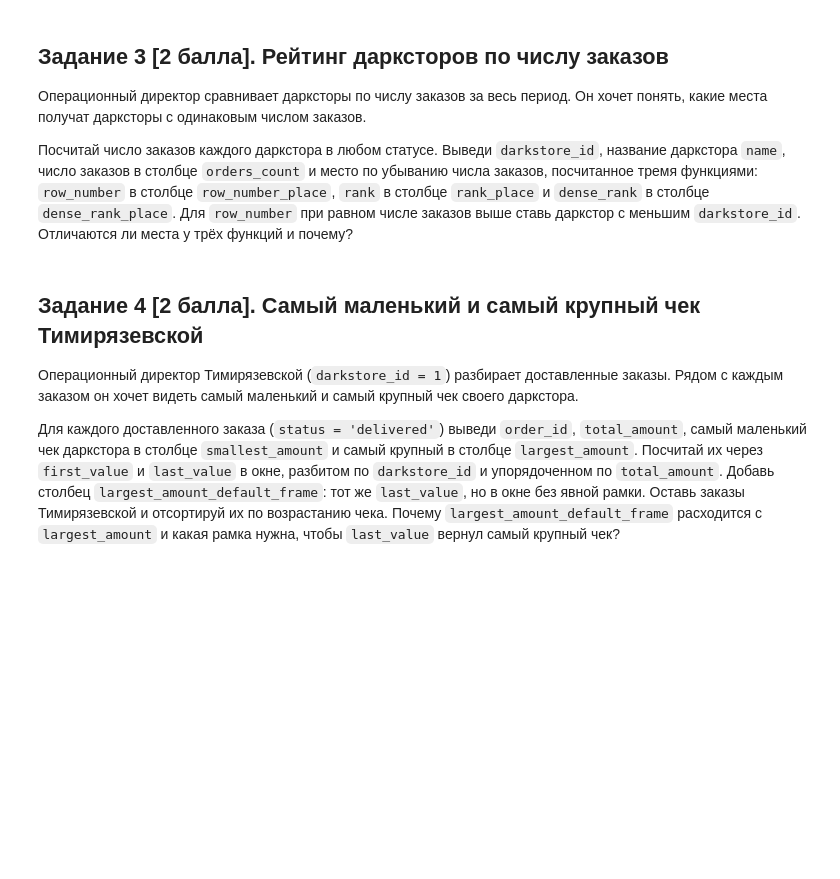
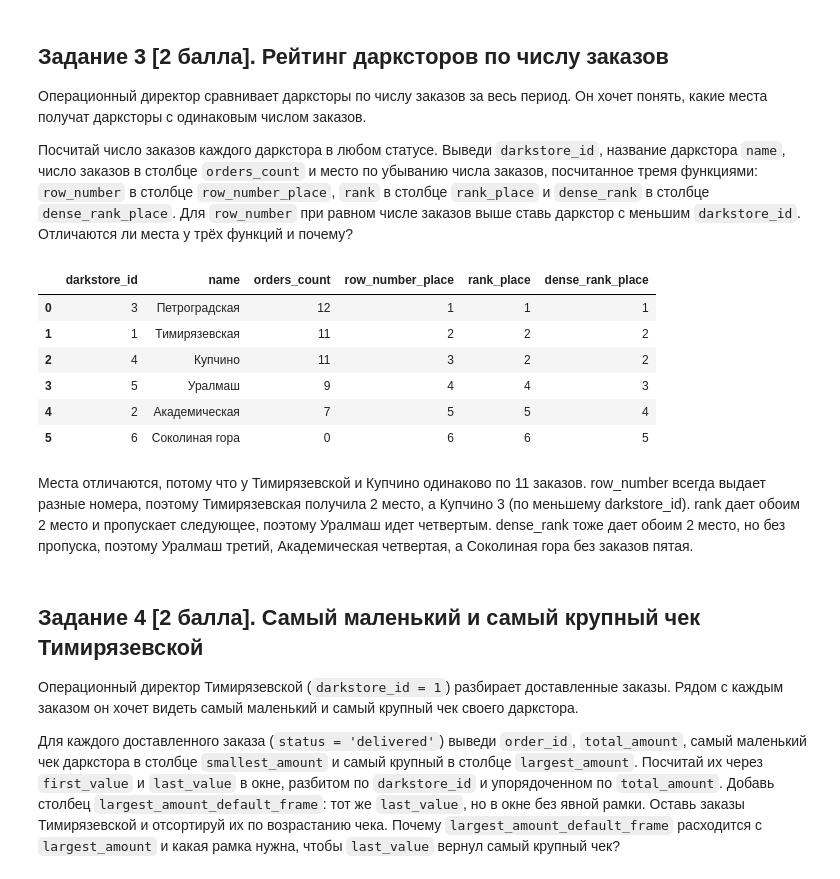
Before and after one commit to pxc1984/competitive-py, a Jupyter notebook: db/БД_ДЗ_7.ipynb, the cells around one changed output. Saved outputs shown, nothing was run; the diff lists cells and outputs as text; code cells hidden in the pictures; blank space fills up the shorter version.

```diff
--- a/db/БД_ДЗ_7.ipynb
+++ b/db/БД_ДЗ_7.ipynb
@@ -125,3 +160,28 @@ execute_sql(query)
+# %%
+# Ответ:
+query = """
+select d.darkstore_id,
+       d.name,
+       count(o.order_id) as orders_count,
+       row_number() over (order by count(o.order_id) desc, d.darkstore_id) as row_number_place,
+       rank() over (order by count(o.order_id) desc) as rank_place,
+       dense_rank() over (order by count(o.order_id) desc) as dense_rank_place
+from darkstore d
+         left join orders o on o.darkstore_id = d.darkstore_id
+group by d.darkstore_id, d.name
+order by row_number_place;
+"""
+execute_sql(query)
+# %% [output]
+|  | darkstore_id | name | orders_count | row_number_place | rank_place | dense_rank_place |
+| 0 | 3 | Петроградская | 12 | 1 | 1 | 1 |
+| 1 | 1 | Тимирязевская | 11 | 2 | 2 | 2 |
+| 2 | 4 | Купчино | 11 | 3 | 2 | 2 |
+| 3 | 5 | Уралмаш | 9 | 4 | 4 | 3 |
+| 4 | 2 | Академическая | 7 | 5 | 5 | 4 |
+| 5 | 6 | Соколиная гора | 0 | 6 | 6 | 5 |
+# %% [markdown]
+Места отличаются, потому что у Тимирязевской и Купчино одинаково по 11 заказов. row_number всегда выдает разные номера, поэтому Тимирязевская получила 2 место, а Купчино 3 (по меньшему darkstore_id). rank дает обоим 2 место и пропускает следующее, поэтому Уралмаш идет четвертым. dense_rank тоже дает обоим 2 место, но без пропуска, поэтому Уралмаш третий, Академическая четвертая, а Соколиная гора без заказов пятая.
 # %% [markdown]
 ## **Задание 4 [2 балла]. Самый маленький и самый крупный чек Тимирязевской**
 
```
Also changed, not shown: parts of 16 cells of this notebook.
